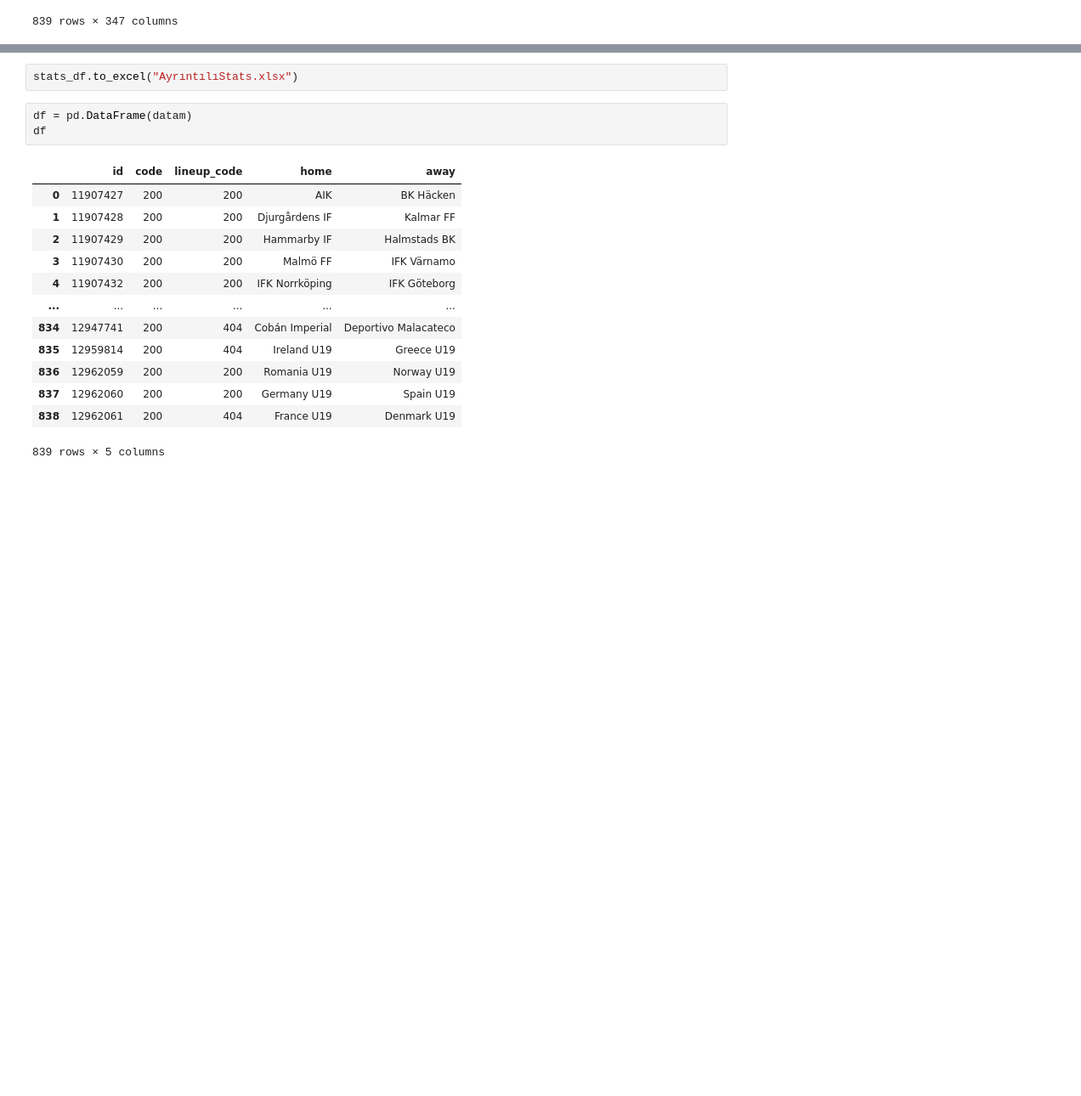
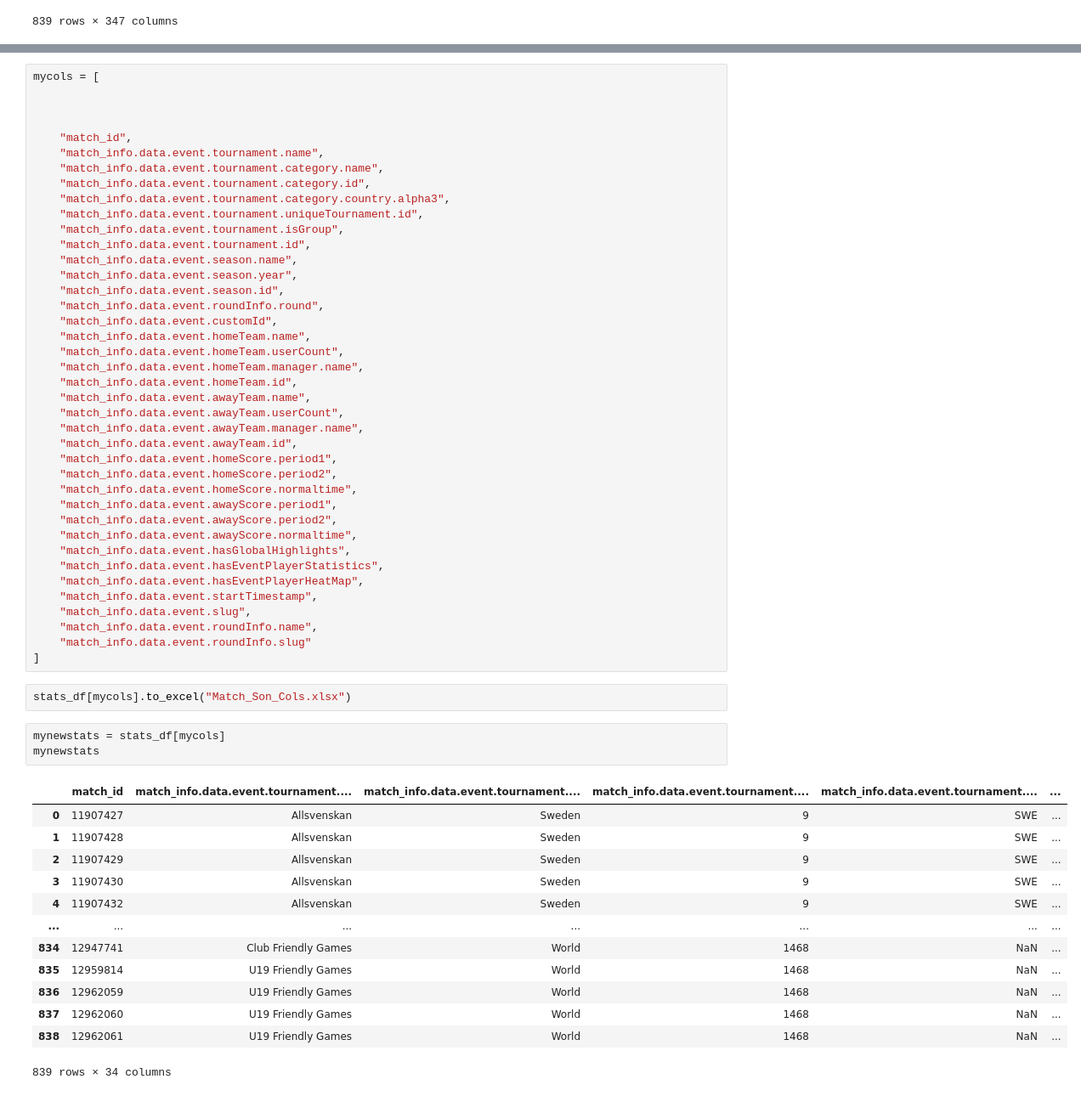
Before and after one commit to Ahmetyldrr/FxF, a Jupyter notebook: DataBaseKontrol.ipynb, the cells around one changed output, grey strips where cells are left out. Shown: that part at 85% size. Cells and saved outputs as stored; diff of their text form; blank space fills up the shorter version.

```diff
--- a/DataBaseKontrol.ipynb
+++ b/DataBaseKontrol.ipynb
@@ -49,19 +72,59 @@ stats_df
+# %%
+mycols = [
+
+
+
+    "match_id",
+    "match_info.data.event.tournament.name",
+    "match_info.data.event.tournament.category.name",
+    "match_info.data.event.tournament.category.id",
+    "match_info.data.event.tournament.category.country.alpha3",
+    "match_info.data.event.tournament.uniqueTournament.id",
+    "match_info.data.event.tournament.isGroup",
+    "match_info.data.event.tournament.id",
+    "match_info.data.event.season.name",
+    "match_info.data.event.season.year",
+    "match_info.data.event.season.id",
+    "match_info.data.event.roundInfo.round",
+    "match_info.data.event.customId",
+    "match_info.data.event.homeTeam.name",
+    "match_info.data.event.homeTeam.userCount",
+    "match_info.data.event.homeTeam.manager.name",
+    "match_info.data.event.homeTeam.id",
+    "match_info.data.event.awayTeam.name",
+    "match_info.data.event.awayTeam.userCount",
+    "match_info.data.event.awayTeam.manager.name",
+    "match_info.data.event.awayTeam.id",
+    "match_info.data.event.homeScore.period1",
+    "match_info.data.event.homeScore.period2",
+    "match_info.data.event.homeScore.normaltime",
+    "match_info.data.event.awayScore.period1",
+    "match_info.data.event.awayScore.period2",
+    "match_info.data.event.awayScore.normaltime",
+    "match_info.data.event.hasGlobalHighlights",
+    "match_info.data.event.hasEventPlayerStatistics",
+    "match_info.data.event.hasEventPlayerHeatMap",
+    "match_info.data.event.startTimestamp",
+    "match_info.data.event.slug",
+    "match_info.data.event.roundInfo.name",
+    "match_info.data.event.roundInfo.slug"
+]
 # %%
-stats_df.to_excel("AyrıntılıStats.xlsx")
+stats_df[mycols].to_excel("Match_Son_Cols.xlsx")
-# %%
-df = pd.DataFrame(datam)
-df
-# %% [output]
-|  | id | code | lineup_code | home | away |
-| 0 | 11907427 | 200 | 200 | AIK | BK Häcken |
-| 1 | 11907428 | 200 | 200 | Djurgårdens IF | Kalmar FF |
-| 2 | 11907429 | 200 | 200 | Hammarby IF | Halmstads BK |
-| 3 | 11907430 | 200 | 200 | Malmö FF | IFK Värnamo |
-| 4 | 11907432 | 200 | 200 | IFK Norrköping | IFK Göteborg |
-| ... | ... | ... | ... | ... | ... |
-| 834 | 12947741 | 200 | 404 | Cobán Imperial | Deportivo Malacateco |
-| 835 | 12959814 | 200 | 404 | Ireland U19 | Greece U19 |
-| 836 | 12962059 | 200 | 200 | Romania U19 | Norway U19 |
-| 837 | 12962060 | 200 | 200 | Germany U19 | Spain U19 |
-| 838 | 12962061 | 200 | 404 | France U19 | Denmark U19 |
-839 rows × 5 columns
+# %%
+mynewstats = stats_df[mycols]
+mynewstats
+# %% [output]
+|  | match_id | match_info.data.event.tournament.... | match_info.data.event.tournament.... | match_info.data.event.tournament.... | match_info.data.event.tournament.... | ... |
+| 0 | 11907427 | Allsvenskan | Sweden | 9 | SWE | ... |
+| 1 | 11907428 | Allsvenskan | Sweden | 9 | SWE | ... |
+| 2 | 11907429 | Allsvenskan | Sweden | 9 | SWE | ... |
+| 3 | 11907430 | Allsvenskan | Sweden | 9 | SWE | ... |
+| 4 | 11907432 | Allsvenskan | Sweden | 9 | SWE | ... |
+| ... | ... | ... | ... | ... | ... | ... |
+| 834 | 12947741 | Club Friendly Games | World | 1468 | NaN | ... |
+| 835 | 12959814 | U19 Friendly Games | World | 1468 | NaN | ... |
+| 836 | 12962059 | U19 Friendly Games | World | 1468 | NaN | ... |
+| 837 | 12962060 | U19 Friendly Games | World | 1468 | NaN | ... |
+| 838 | 12962061 | U19 Friendly Games | World | 1468 | NaN | ... |
+839 rows × 34 columns
```
Also changed, not shown: parts of 5 cells of this notebook, 9 other files.
